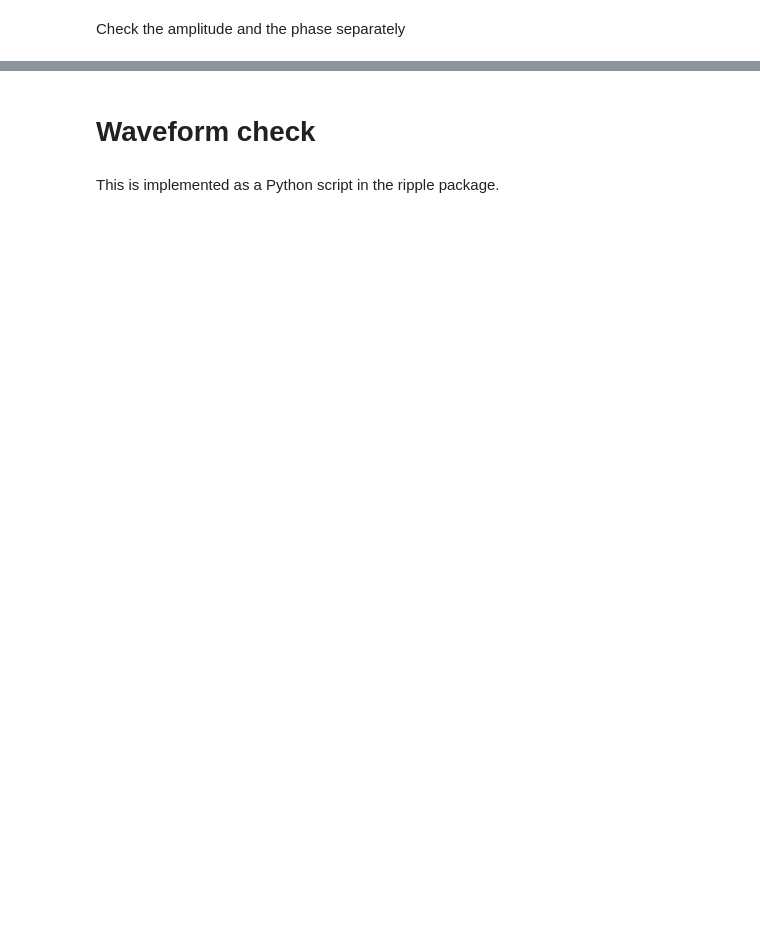
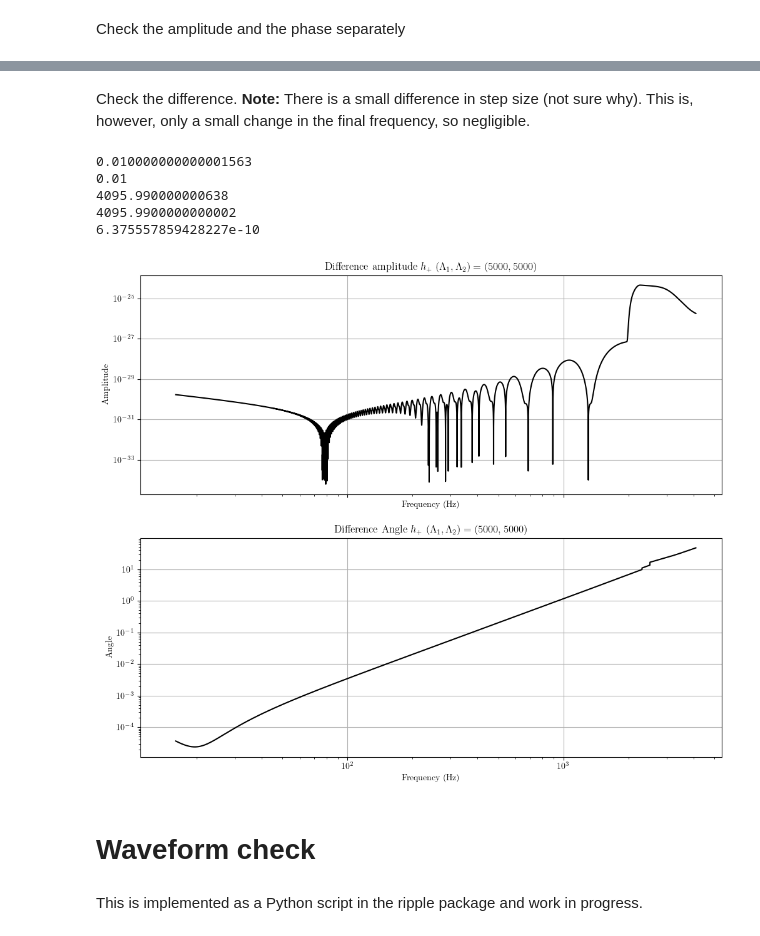
Before and after one commit to tedwards2412/ripple, a Jupyter notebook: notebooks/check_NRTidal.ipynb, the cells around one changed output, grey strips where cells are left out. Drawn from its saved outputs; the diff is of its cells as text; code cells hidden in the pictures; blank space fills up the shorter version.

```diff
--- a/notebooks/check_NRTidal.ipynb
+++ b/notebooks/check_NRTidal.ipynb
@@ -252,4 +235,57 @@ plt.show()
+# %% [markdown]
+Check the difference. **Note:** There is a small difference in step size (not sure why). This is, however, only a small change in the final frequency, so negligible.
+# %%
+df_ripple = fs_ripple[1] - fs_ripple[0]
+df_lal = freqs_lal[1] - freqs_lal[0]
+
+print(df_ripple)
+print(df_lal)
+
+print(fs_ripple[-1])
+print(freqs_lal[mask_lal][-1])
+print(abs(freqs_lal[mask_lal][-1] - fs_ripple[-1]))
+# %% [output]
+0.010000000000001563
+0.01
+4095.990000000638
+4095.9900000000002
+6.375557859428227e-10
+# %%
+plt.subplots(2, 1, figsize=(12, 10), sharex=True)
+plt.subplot(2, 1, 1)
+
+# Plot the amplitude
+plt.plot(f, abs(A_lalsuite - A_ripple), "-", color = 'black')
+
+# Plot where the Planck taper has to take place
+# plt.axvline(f_merger, linestyle = "--", color = 'black', label = 'Planck taper')
+# plt.axvline(1.2 * f_merger, linestyle = "--", color = 'black')
+
+plt.title(r"Difference amplitude $h_+$ ($\Lambda_1, \Lambda_2) = ({}, {}$)".format(lambda1, lambda2))
+plt.yscale('log')
+plt.xscale('log')
+plt.xlabel("Frequency (Hz)")
+plt.ylabel("Amplitude")
+# plt.ylim(1e-27, 1e-21)
+plt.xlim(f_l - 5)
+# plt.legend()
+
+# Plot the angle or the phase
+plt.subplot(2, 1, 2)
+
+plt.plot(f, abs(angle_lalsuite - angle_ripple), "-", color = 'black')
+name = "Angle"
+# plt.legend()
+plt.title(r"Difference {} $h_+$ ($\Lambda_1, \Lambda_2) = ({}, {}$)".format(name, lambda1, lambda2))
+plt.xlabel("Frequency (Hz)")
+plt.ylabel(f"{name}")
+plt.xscale('log')
+plt.xlim(f_l - 5)
+plt.yscale('log')
+plt.show()
+# %% [output]
+[figure, added]
 # %% [markdown]
 # Waveform check
 # %% [markdown]
-This is implemented as a Python script in the ripple package.
+This is implemented as a Python script in the ripple package and work in progress.
```
Also changed, not shown: parts of 16 cells of this notebook, 1 other file.
